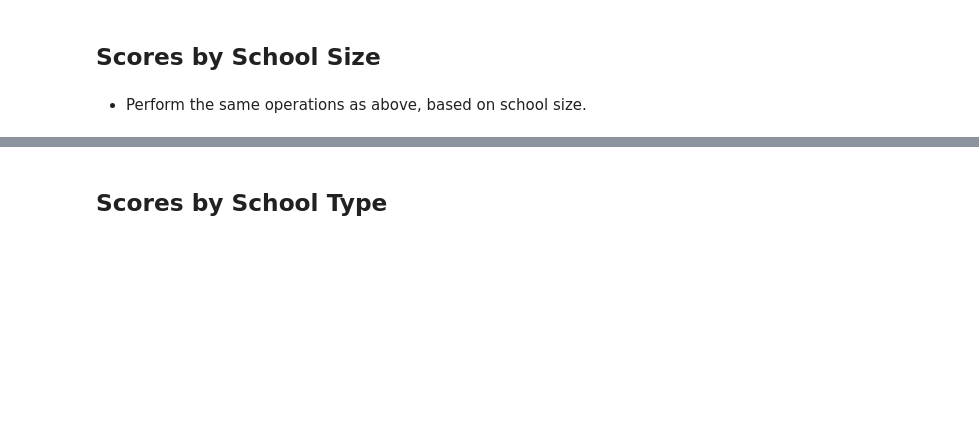
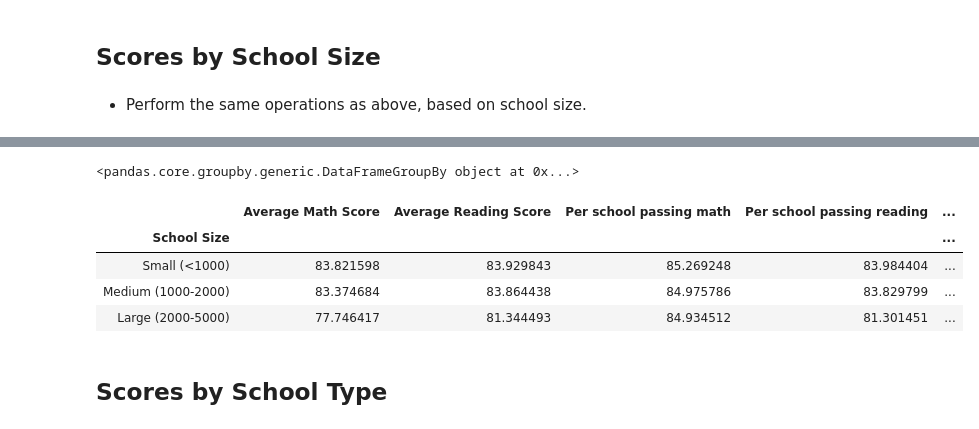
Before and after one commit to RaveElevator/Pandas_Challenge, a Jupyter notebook: PyCitySchools_starter.ipynb, the cells around one changed output, grey strips where cells are left out. Saved outputs shown, nothing was run; the diff lists cells and outputs as text; code cells hidden in the pictures; blank space fills up the shorter version.

```diff
--- a/PyCitySchools_starter.ipynb
+++ b/PyCitySchools_starter.ipynb
@@ -306,3 +336,6 @@ df.max()
 # Sample bins. Feel free to create your own bins.
 size_bins = [0, 1000, 2000, 5000]
 group_names = ["Small (<1000)", "Medium (1000-2000)", "Large (2000-5000)"]
+# %%
+top_performing_schools['School Size'] = pd.cut(top_performing_schools["Total Students"], size_bins, labels=group_names)
+top_performing_schools.head()
@@ -309,3 +350,16 @@ group_names = ["Small (<1000)", "Medium (1000-2000)", "Large (2000-5000)"]
+# %%
+binned_group = top_performing_schools.groupby("School Size")
+binned_group
+# %% [output]
+<pandas.core.groupby.generic.DataFrameGroupBy object at 0x...>
+# %%
+binned_group[["Average Math Score", "Average Reading Score","Per school passing math","Per school passing reading","Overall Passing"]].mean()
+# %% [output]
+|  | Average Math Score | Average Reading Score | Per school passing math | Per school passing reading | ... |
+| School Size |  |  |  |  | ... |
+| Small (<1000) | 83.821598 | 83.929843 | 85.269248 | 83.984404 | ... |
+| Medium (1000-2000) | 83.374684 | 83.864438 | 84.975786 | 83.829799 | ... |
+| Large (2000-5000) | 77.746417 | 81.344493 | 84.934512 | 81.301451 | ... |
 # %% [markdown]
 ## Scores by School Type
 # %% [markdown]
```
Also changed, not shown: parts of 10 cells of this notebook.
